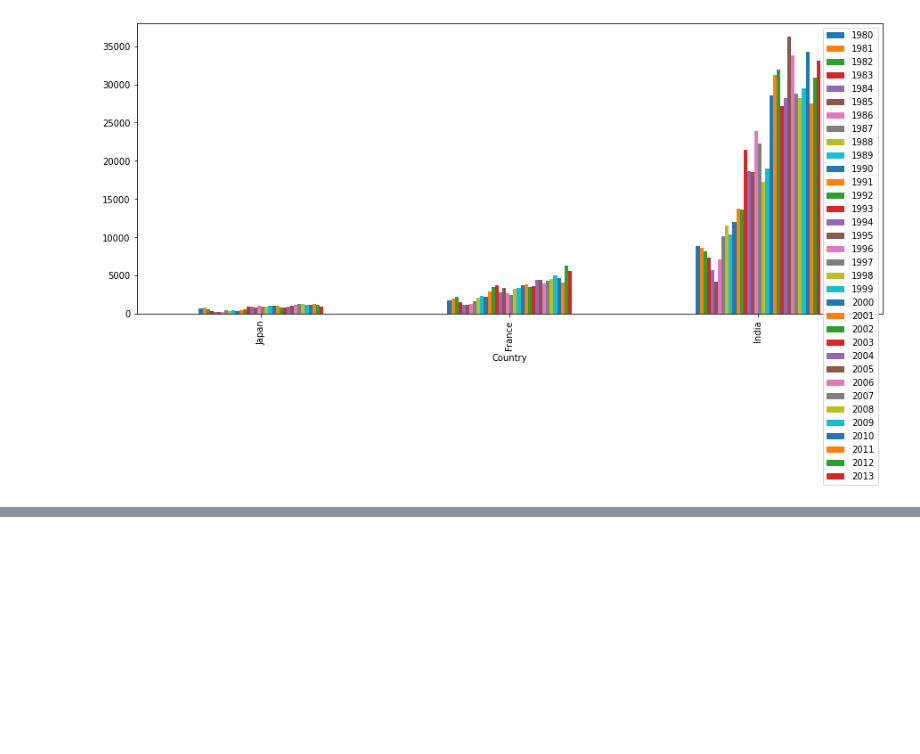
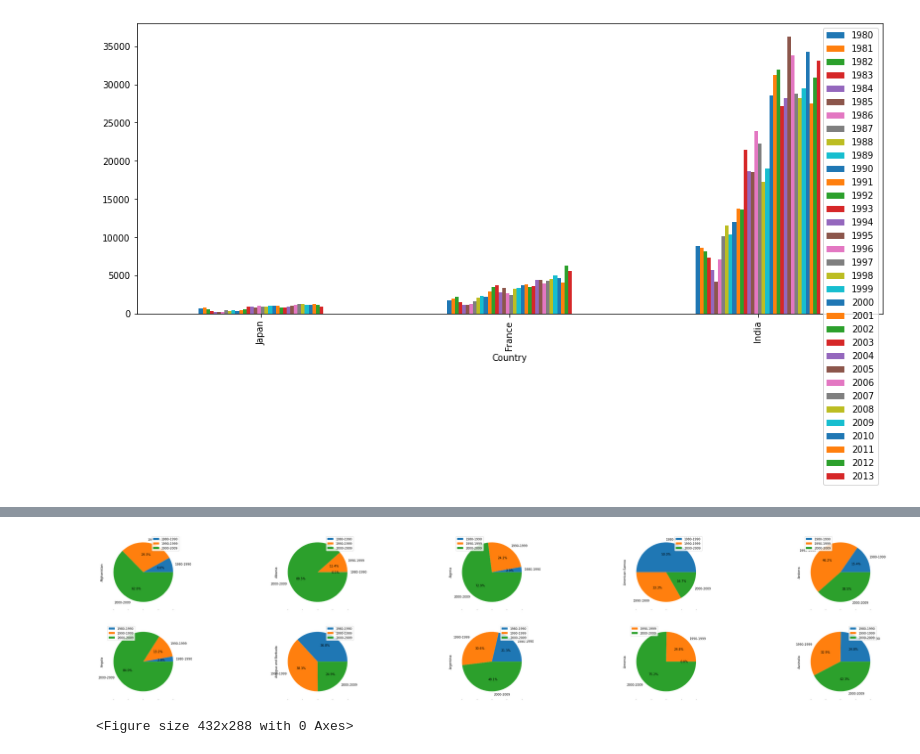
Before and after one commit to sameer5322/python_course, a Jupyter notebook: datascience/analysis.ipynb, the cells around one changed output, grey strips where cells are left out. Saved outputs shown, nothing was run; the diff lists cells and outputs as text; code cells hidden in the pictures; blank space fills up the shorter version.

```diff
--- a/datascience/analysis.ipynb
+++ b/datascience/analysis.ipynb
@@ -142,0 +282,13 @@ canada.loc[['Japan','France','India',],years].plot(kind='bar',figsize=(15,6),sty
+# %%
+canada.loc[country_list[:10],decade_cols].T.plot(
+    kind='pie',
+    figsize=(50,10),
+    autopct='%1.1f%%',
+    subplots=True,
+    layout=(2,5),
+    )
+plt.show()
+plt.savefig('first five countries.png',bbox_inches='tight')
+# %% [output]
+[figure, added]
+<Figure size 432x288 with 0 Axes>
```
Also changed, not shown: parts of 22 cells of this notebook, 2 other files.
